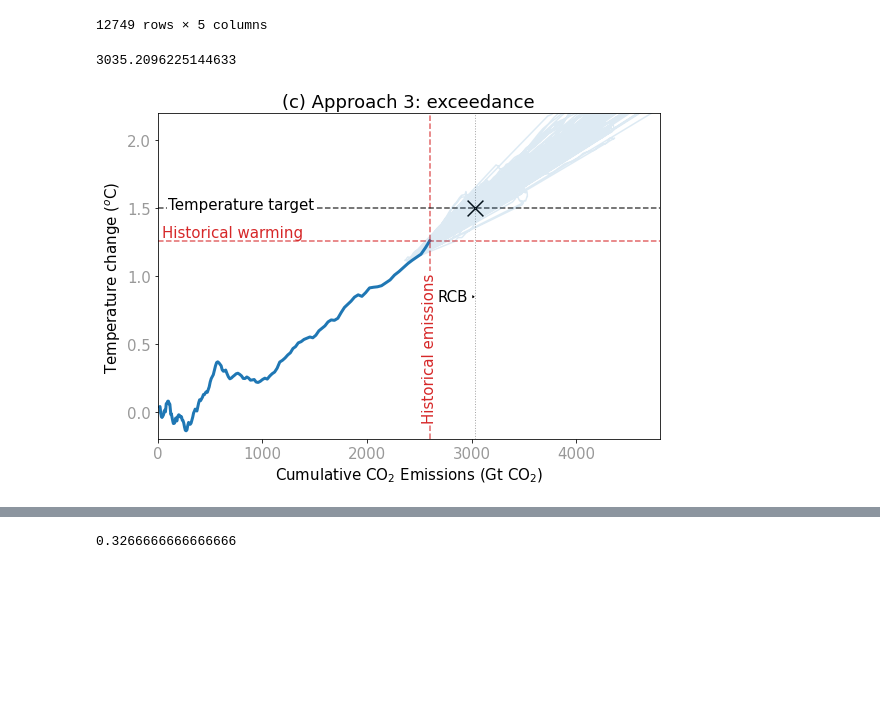
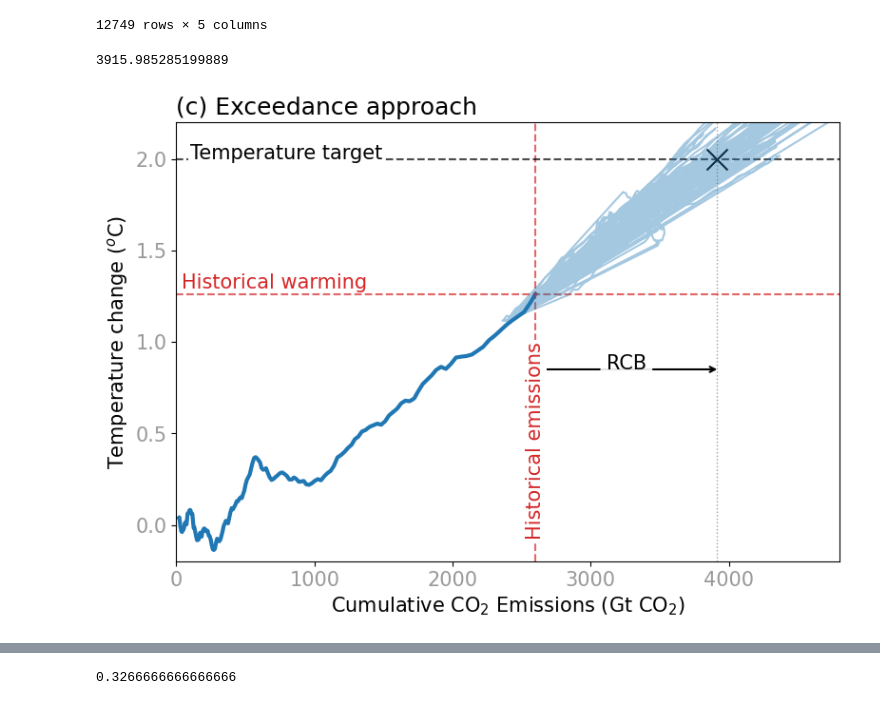
Before and after one commit to Rlamboll/CarbonBudgetsCompared, a Jupyter notebook: DrawSchematicPlots.ipynb, the cells around one changed output, grey strips where cells are left out. Saved outputs shown, nothing was run; the diff lists cells and outputs as text; code cells hidden in the pictures; blank space fills up the shorter version.

```diff
--- a/DrawSchematicPlots.ipynb
+++ b/DrawSchematicPlots.ipynb
@@ -76,6 +77,7 @@ BG_COLOR = 'white'
 HISTORICAL_COLOR = 'tab:red' # Defined for consistency
 fontsize = 15
 titlefont = 18
+titleplace = 'left'
 
 # Get the last data point
 last_co2 = combined_df['Cumulative CO2'].iloc[-5]
@@ -136,7 +138,7 @@ cone_center_y = (last_temp + TARGET_Y_2) / 2
 ax1.text(
     cone_mid_x-150,
     cone_center_y - 0.036,
-    "TCRE gives the gradient",
+    "TCRE gives the gradient \n (inc. ESF)",
     color=ARROW_BLUE,
     fontsize=fontsize,
     ha='center',
@@ -285,7 +287,7 @@ ax1.annotate(
 )
 
 # --- E. Final Customization ---
-plt.title('(a) Approach 1: distributional', fontsize=titlefont)
+plt.title('(a) Distributional approach', fontsize=titlefont, loc=titleplace)
 for label in ax1.get_xticklabels() + ax1.get_yticklabels():
     label.set_alpha(0.4)
     label.set_fontsize(fontsize)
@@ -669,7 +633,7 @@ infillstring = "AR6 climate diagnostics|Harmonized|"
 co2 = "Emissions|CO2"
 eni = "|Energy and Industrial Processes"
 afolu = "|AFOLU"
-
+TARGET_Y_1 = 2.0
 useful = ar6harm.filter(variable=infillstring + co2 + "*").add(
     infillstring+co2+eni, infillstring+co2+afolu, co2, ignore_units=True
 )
@@ -737,19 +701,10 @@ temp_exceed_budget = useful_long.loc[idx_of_smallest_exceedance, 'CumCO2Gt']
 mean_temp_exceed_budget = temp_exceed_budget.mean()
 mean_temp_exceed_budget
 # %% [output]
-3035.2096225144633
+3915.985285199889
 # %%
 # --- Calculate uncertainty ---
-
-temp_error = 0.12 # The uncertainty in observed temperature, from AR6 WG1
-
-# Define the vertices for the shaded triangle. Uncertainty in cum CO2 is 10% (from AR6 WG1)
-cone_vertices = np.array([
-    [0.0, 0.0],
-    [last_co2*0.9, last_temp+temp_error],
-    [last_co2*1.1, last_temp-temp_error],
-])
-
+TARGET_Y_1 = 2.0
 slope, intercept = np.polyfit(
     combined_df['Cumulative CO2'][~combined_df.meanTemp.isna()],
     combined_df['meanTemp'][~combined_df.meanTemp.isna()],
@@ -763,7 +718,7 @@ fig, ax1 = plt.subplots(figsize=(9, 6))
 ax1.set_ylabel('Temperature change ($^o$C)', fontsize=fontsize, color='black')
 ax1.set_xlabel('Cumulative CO$_2$ Emissions (Gt CO$_2$)', fontsize=fontsize, color='black')
 
-# --- A. Plotting Data and Cone ---
+# --- A. Plotting Data ---
 
 ax1.plot(
     combined_df['Cumulative CO2'],
@@ -801,8 +756,8 @@ ax1.text(
     "RCB",
     fontsize=fontsize,
     ha='center',
-    va='center',
-    bbox=dict(boxstyle="round,pad=0.3", fc=BG_COLOR, alpha=1.0, ec="none")
+    va='baseline',
+    bbox=dict(boxstyle="round,pad=0.3", fc=BG_COLOR, alpha=0.9, ec="none")
 )
 
 
@@ -830,8 +785,7 @@ ax1.text(
 )
 
 # 2. Vertical line at best RCB
-ax1.axvline(x=mean_temp_exceed_budget, color='grey', linestyle=':', linewidth=1.0, alpha=0.7)
-
+ax1.axvline(x=mean_temp_exceed_budget, color='grey', linestyle=':', linewidth=1.0, alpha=0.75)
 
 # --- D. Other Lines and Annotations ---
 
@@ -847,35 +801,35 @@ ax1.text(
     ax1.get_xlim()[0] + 40,
     last_temp + 0.03,
     "Historical warming",
     color=HISTORICAL_COLOR,
     fontsize=fontsize,
     ha='left'
 )
 
 # Horizontal lines and labels
 ax1.axhline(y=TARGET_Y_1, color='black', linestyle='--', linewidth=1.5, alpha=0.7)
 ax1.text(
     ax1.get_xlim()[0] + 100,
     TARGET_Y_1 + 0.03,
     "Temperature target",
     color="black",
     fontsize=fontsize,
     ha='left',
     va="center",
     bbox=dict(boxstyle="square,pad=0.1", fc=BG_COLOR, ec="none")
 )
 
-# --- D. Draw scenarios on ---
+# --- E. Draw scenarios on ---
 
-ax1.plot(useful_long_abbr["CumCO2Gt"], useful_long_abbr[tempmagicc], alpha=0.15)
+ax1.plot(useful_long_abbr["CumCO2Gt"].iloc[:100*85], useful_long_abbr[tempmagicc].iloc[:100*85], alpha=0.4)
 ax1.scatter([mean_temp_exceed_budget], [TARGET_Y_1], marker="x", s=250, color="black")
 
 
-# --- E. Final Customization ---
-plt.title('(c) Approach 3: exceedance', fontsize=titlefont)
+# --- F. Final Customization ---
+plt.title('(c) Exceedance approach', fontsize=titlefont, loc=titleplace)
 for label in ax1.get_xticklabels() + ax1.get_yticklabels():
     label.set_alpha(0.4)
     label.set_fontsize(fontsize)
 plt.savefig("./output/Approach3.png", dpi=300, bbox_inches='tight')
 # %% [output]
-[figure, old version]
+[figure, new version]
```
Also changed, not shown: parts of 20 cells of this notebook, 2 other files.
